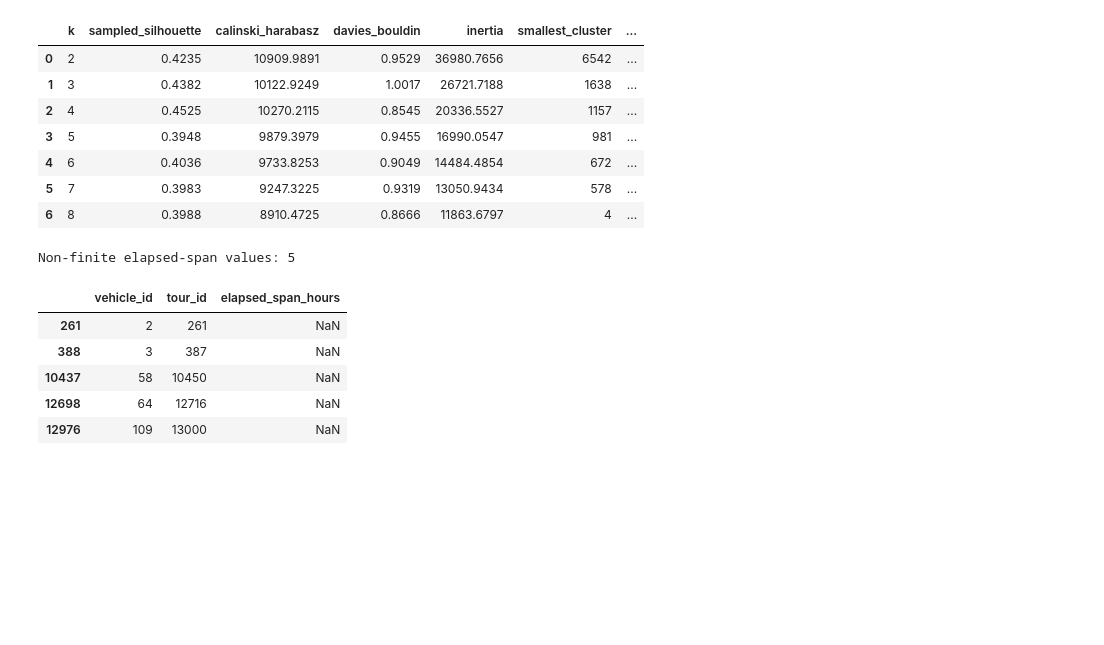
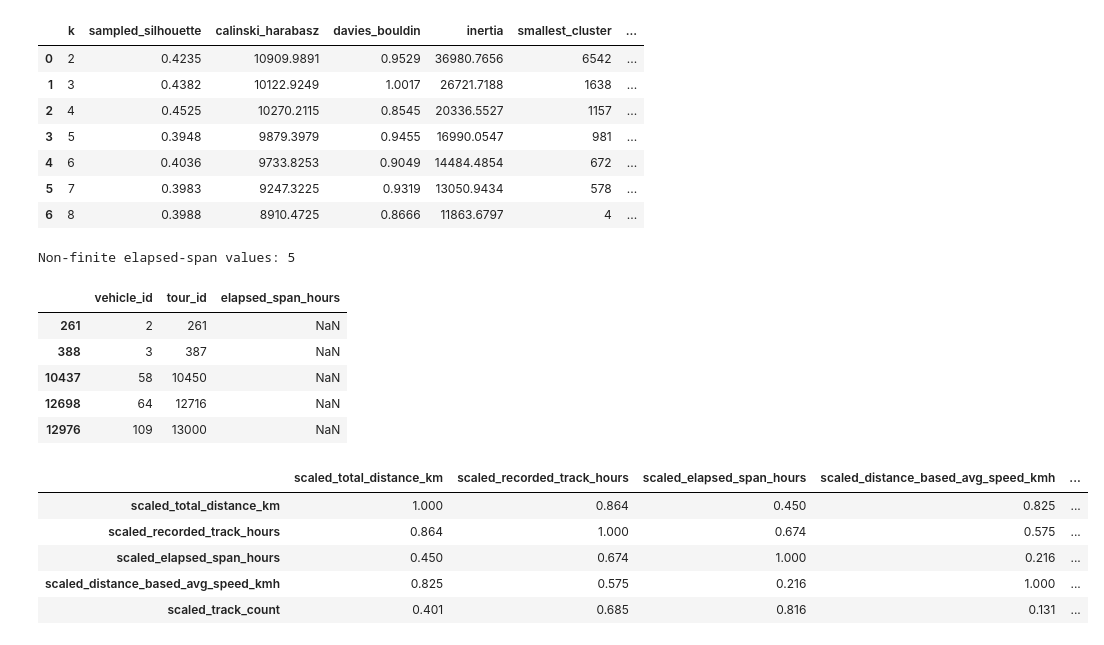
Before and after one commit to Bhargeshjani03/dt-cargo-vehicle-telemetry-, a Jupyter notebook: notebooks/alternative_clustering_models.ipynb, the cells around one changed output. Drawn from its saved outputs; the diff is of its cells as text; code cells hidden in the pictures; blank space fills up the shorter version.

```diff
--- a/notebooks/alternative_clustering_models.ipynb
+++ b/notebooks/alternative_clustering_models.ipynb
@@ -2438,3 +2438,21 @@ Non-finite elapsed-span values: 5
 | 10437 | 58 | 10450 | NaN |
 | 12698 | 64 | 12716 | NaN |
 | 12976 | 109 | 13000 | NaN |
+# %%
+feature_cols = [
+    "scaled_total_distance_km",
+    "scaled_recorded_track_hours",
+    "scaled_elapsed_span_hours",
+    "scaled_distance_based_avg_speed_kmh",
+    "scaled_track_count",
+]
+
+feature_correlations = features_df[feature_cols].corr()
+display(feature_correlations.round(3))
+# %% [output]
+|  | scaled_total_distance_km | scaled_recorded_track_hours | scaled_elapsed_span_hours | scaled_distance_based_avg_speed_kmh | ... |
+| scaled_total_distance_km | 1.000 | 0.864 | 0.450 | 0.825 | ... |
+| scaled_recorded_track_hours | 0.864 | 1.000 | 0.674 | 0.575 | ... |
+| scaled_elapsed_span_hours | 0.450 | 0.674 | 1.000 | 0.216 | ... |
+| scaled_distance_based_avg_speed_kmh | 0.825 | 0.575 | 0.216 | 1.000 | ... |
+| scaled_track_count | 0.401 | 0.685 | 0.816 | 0.131 | ... |
```
Also changed, not shown: parts of 7 cells of this notebook.
